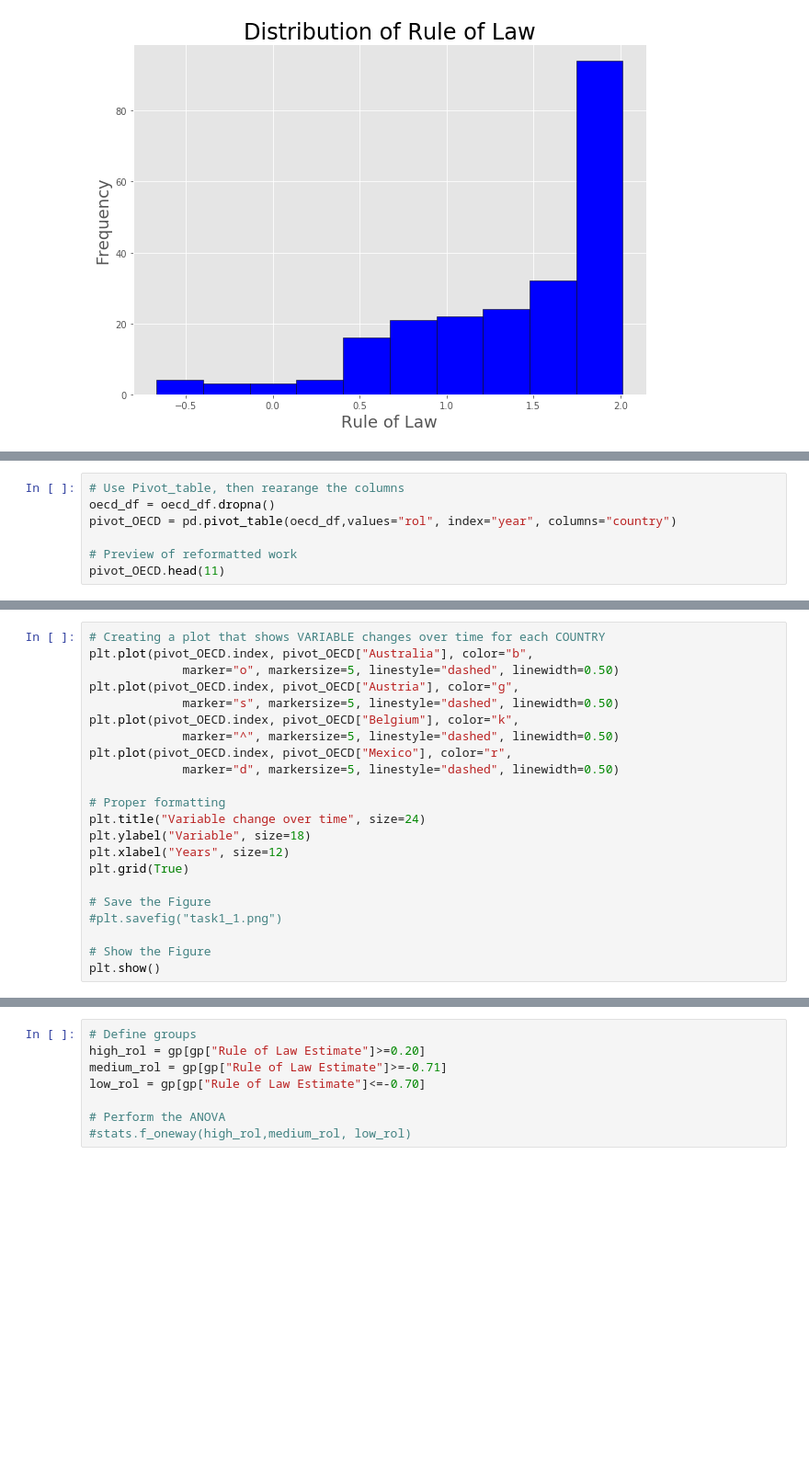
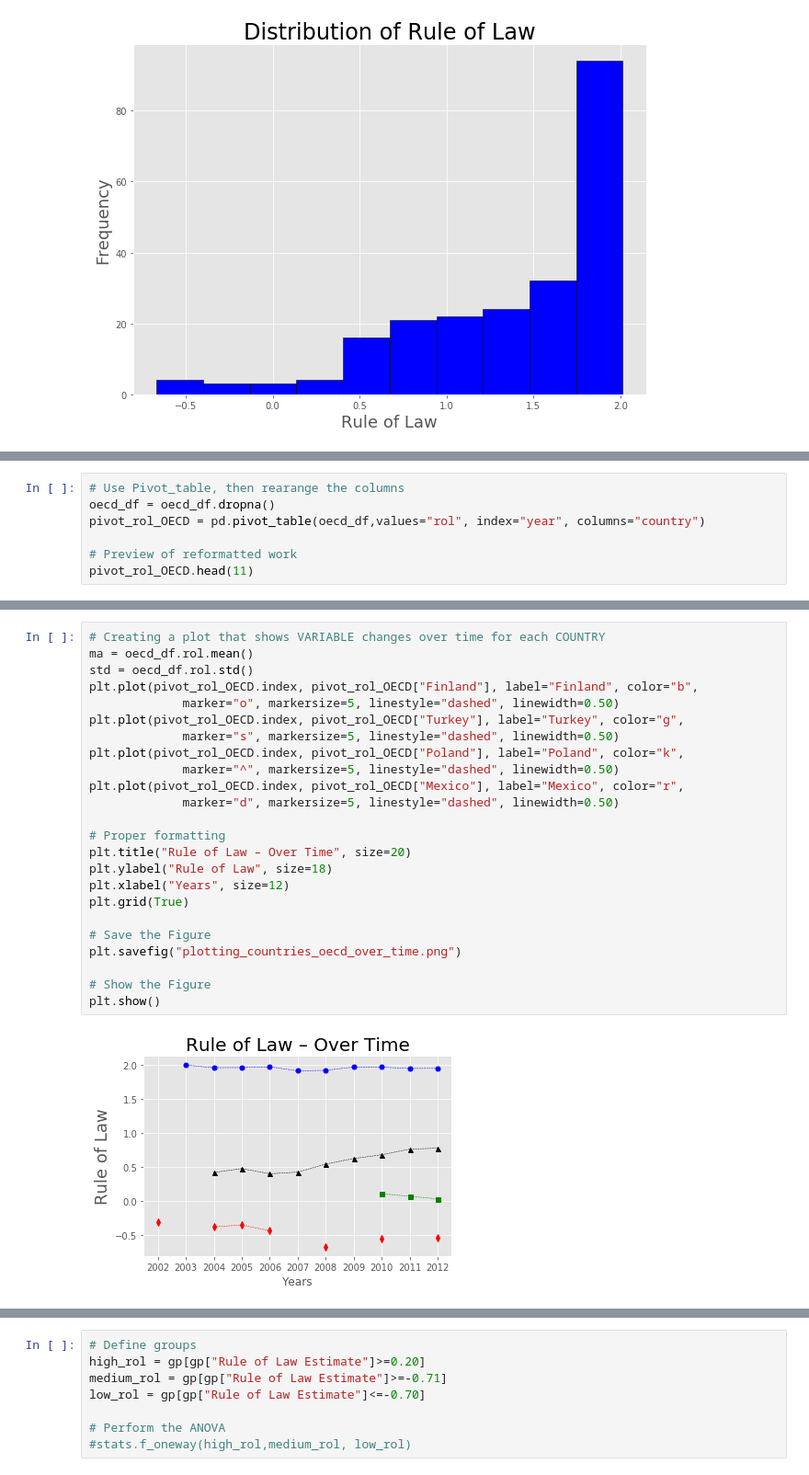
Before and after one commit to FedericoMRenaud/Proyect-One, a Jupyter notebook: All_data_frames/Merging_2002-2018.ipynb, the cells around one changed output, grey strips where cells are left out. Shown: that part at 92% size. Drawn from its saved outputs; the diff is of its cells as text; blank space fills up the shorter version.

```diff
--- a/All_data_frames/Merging_2002-2018.ipynb
+++ b/All_data_frames/Merging_2002-2018.ipynb
@@ -678,7 +665,7 @@ array=[ 1.666165  -0.3097694  1.882049   1.887247   1.365136   1.674761
 # %%
 # Use Pivot_table, then rearange the columns
 oecd_df = oecd_df.dropna()
-pivot_OECD = pd.pivot_table(oecd_df,values="rol", index="year", columns="country")
+pivot_rol_OECD = pd.pivot_table(oecd_df,values="rol", index="year", columns="country")
 
 # Preview of reformatted work
-pivot_OECD.head(11)
+pivot_rol_OECD.head(11)
@@ -685,24 +710,28 @@ pivot_OECD.head(11)
 # %%
 # Creating a plot that shows VARIABLE changes over time for each COUNTRY
-plt.plot(pivot_OECD.index, pivot_OECD["Australia"], color="b",
+ma = oecd_df.rol.mean()
+std = oecd_df.rol.std()
+plt.plot(pivot_rol_OECD.index, pivot_rol_OECD["Finland"], label="Finland", color="b",
              marker="o", markersize=5, linestyle="dashed", linewidth=0.50)
-plt.plot(pivot_OECD.index, pivot_OECD["Austria"], color="g",
+plt.plot(pivot_rol_OECD.index, pivot_rol_OECD["Turkey"], label="Turkey", color="g",
              marker="s", markersize=5, linestyle="dashed", linewidth=0.50)
-plt.plot(pivot_OECD.index, pivot_OECD["Belgium"], color="k",
+plt.plot(pivot_rol_OECD.index, pivot_rol_OECD["Poland"], label="Poland", color="k",
              marker="^", markersize=5, linestyle="dashed", linewidth=0.50)
-plt.plot(pivot_OECD.index, pivot_OECD["Mexico"], color="r",
+plt.plot(pivot_rol_OECD.index, pivot_rol_OECD["Mexico"], label="Mexico", color="r",
              marker="d", markersize=5, linestyle="dashed", linewidth=0.50)
 
 # Proper formatting
-plt.title("Variable change over time", size=24)
-plt.ylabel("Variable", size=18)
+plt.title("Rule of Law – Over Time", size=20)
+plt.ylabel("Rule of Law", size=18)
 plt.xlabel("Years", size=12)
 plt.grid(True)
 
 # Save the Figure
-#plt.savefig("task1_1.png")
+plt.savefig("plotting_countries_oecd_over_time.png")
 
 # Show the Figure
 plt.show()
+# %% [output]
+[figure, added]
 # %%
 # Create a boxplot to compare means
```
Also changed, not shown: parts of 8 cells of this notebook, 3 other files.
